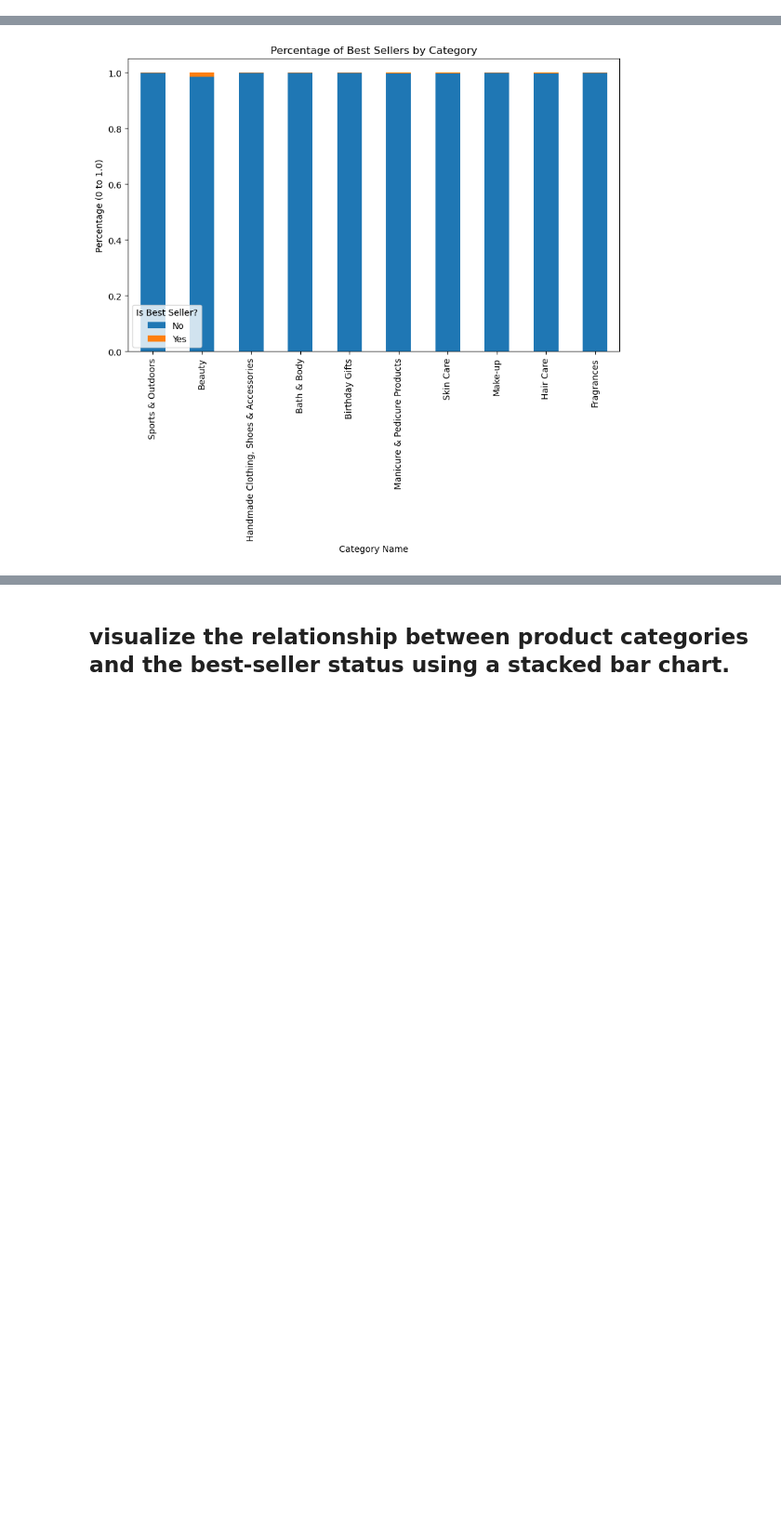
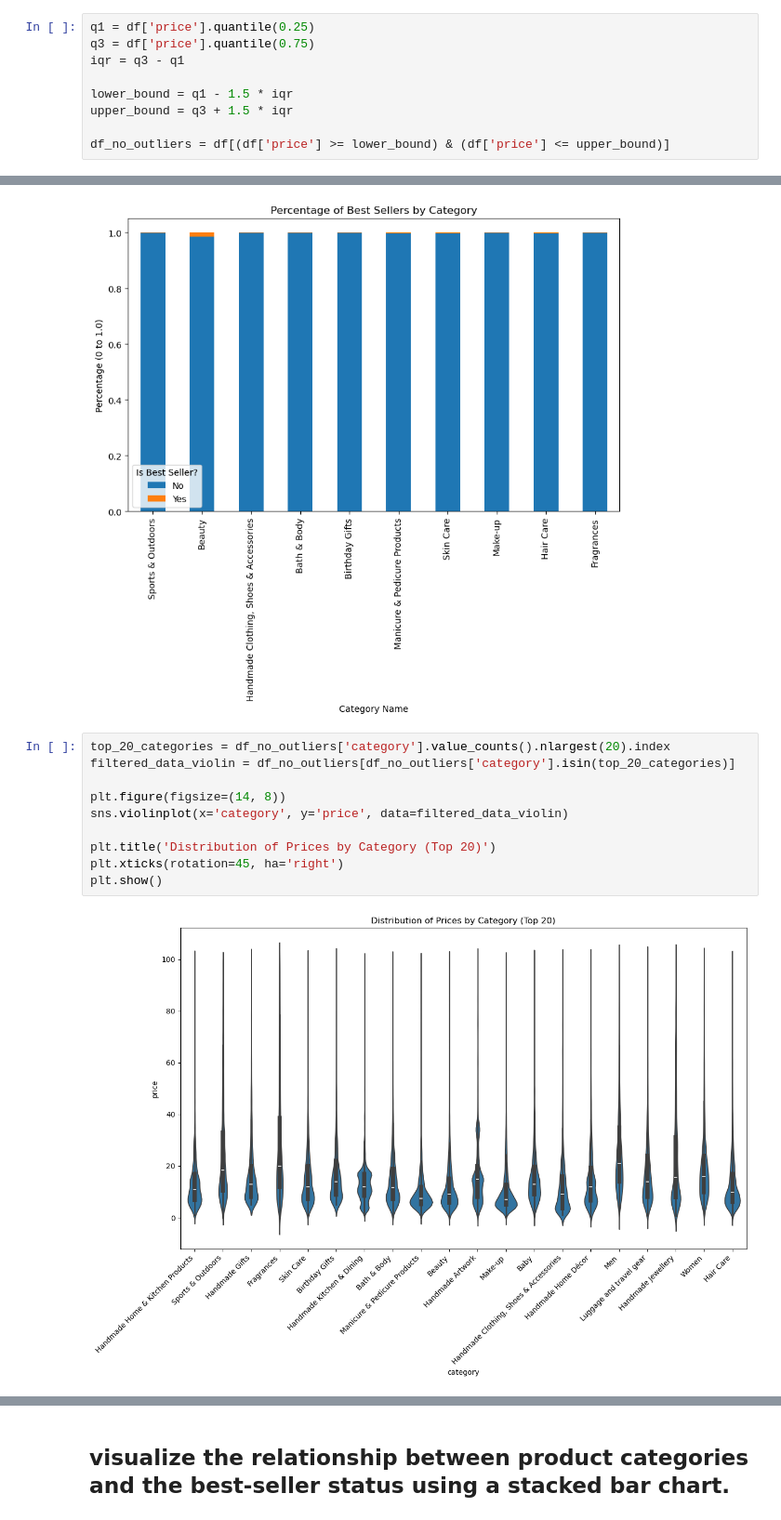
Before and after one commit to Hazzardbx/lab-eda-bivariate, a Jupyter notebook: Bivariate_lab.ipynb, the cells around one changed output, grey strips where cells are left out. Shown at 93% size. Drawn from its saved outputs; the diff is of its cells as text; blank space fills up the shorter version.

```diff
--- a/Bivariate_lab.ipynb
+++ b/Bivariate_lab.ipynb
@@ -5,0 +13,9 @@ df = pd.read_csv('archive/amz_uk_price_prediction_dataset.csv')
+# %%
+q1 = df['price'].quantile(0.25)
+q3 = df['price'].quantile(0.75)
+iqr = q3 - q1
+
+lower_bound = q1 - 1.5 * iqr
+upper_bound = q3 + 1.5 * iqr
+
+df_no_outliers = df[(df['price'] >= lower_bound) & (df['price'] <= upper_bound)]
@@ -70,3 +94,15 @@ plt.legend(title='Is Best Seller?', labels=['No', 'Yes'])
 plt.show()
 # %% [output]
 [figure]
+# %%
+top_20_categories = df_no_outliers['category'].value_counts().nlargest(20).index
+filtered_data_violin = df_no_outliers[df_no_outliers['category'].isin(top_20_categories)]
+
+plt.figure(figsize=(14, 8))
+sns.violinplot(x='category', y='price', data=filtered_data_violin)
+
+plt.title('Distribution of Prices by Category (Top 20)')
+plt.xticks(rotation=45, ha='right')
+plt.show()
+# %% [output]
+[figure, added]
```
Also changed, not shown: parts of 16 cells of this notebook, 1 other file.
